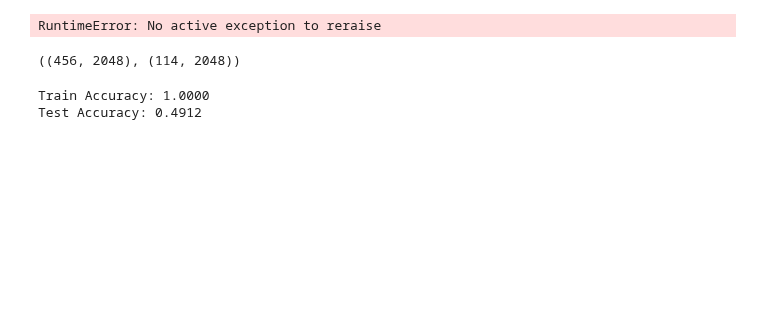
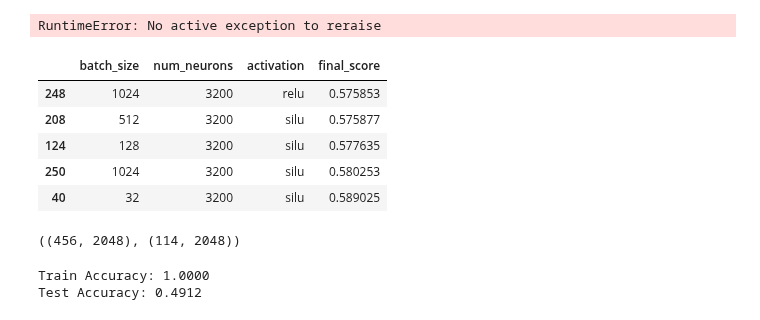
Before and after one commit to fn-hide/alzheption, a Jupyter notebook: alzheption/src/TrainOSKELM.ipynb, the cells around one changed output. Cells and saved outputs as stored; diff of their text form; code cells hidden in the pictures; blank space fills up the shorter version.

Commit message:
train: oselm equalize threshold

```diff
--- a/alzheption/src/TrainOSKELM.ipynb
+++ b/alzheption/src/TrainOSKELM.ipynb
@@ -104,6 +108,15 @@ df.to_parquet(f"result/TrainOSELM_{name}.parquet", index=False)
 raise
 # %% [output]
 RuntimeError: No active exception to reraise
+# %%
+pd.read_parquet("result/TrainOSELM_Original.parquet").drop(columns=["scores"]).sort_values(by=["final_score"]).tail()
+# %% [output]
+|  | batch_size | num_neurons | activation | final_score |
+| 248 | 1024 | 3200 | relu | 0.575853 |
+| 208 | 512 | 3200 | silu | 0.575877 |
+| 124 | 128 | 3200 | silu | 0.577635 |
+| 250 | 1024 | 3200 | silu | 0.580253 |
+| 40 | 32 | 3200 | silu | 0.589025 |
 # %%
 # Train KELM on the extracted training features
 model.fit(alex_1.train_features, alex_1.train_labels)
```
Also changed, not shown: parts of 5 cells of this notebook, 1 other file.
